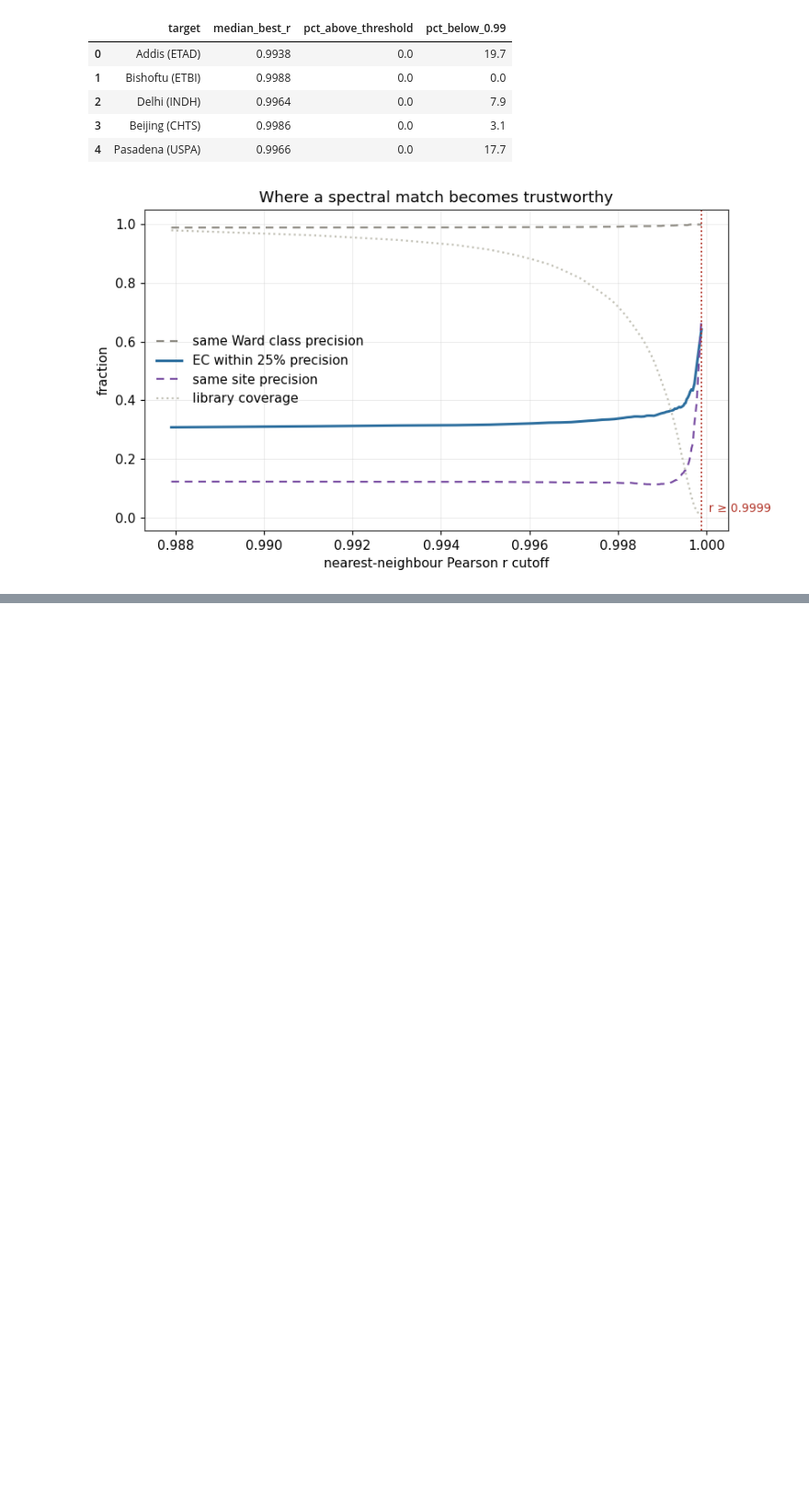
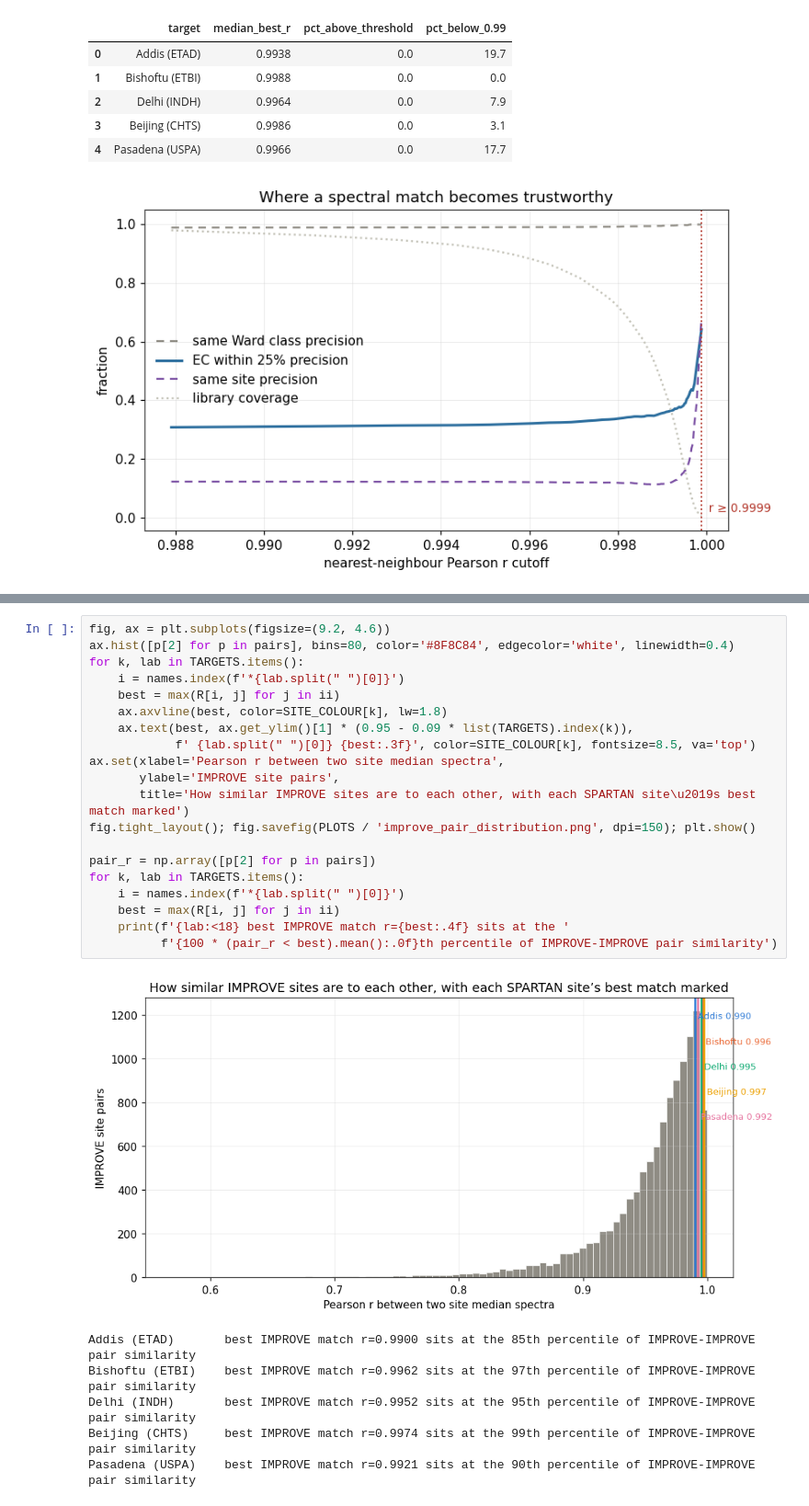
Before and after one commit to ahzs645/aethmodular, a Jupyter notebook: research/ftir_ec_phase3/ftir_52_network_spectral_map.ipynb, the cells around one changed output, grey strips where cells are left out. Shown at 92% size. Cells and saved outputs as stored; diff of their text form; blank space fills up the shorter version.

```diff
--- a/research/ftir_ec_phase3/ftir_52_network_spectral_map.ipynb
+++ b/research/ftir_ec_phase3/ftir_52_network_spectral_map.ipynb
@@ -471,0 +567,27 @@ same-site precision rises 12% -> 68%: spectral twins are mostly NOT from the sam
+# %%
+fig, ax = plt.subplots(figsize=(9.2, 4.6))
+ax.hist([p[2] for p in pairs], bins=80, color='#8F8C84', edgecolor='white', linewidth=0.4)
+for k, lab in TARGETS.items():
+    i = names.index(f'*{lab.split(" ")[0]}')
+    best = max(R[i, j] for j in ii)
+    ax.axvline(best, color=SITE_COLOUR[k], lw=1.8)
+    ax.text(best, ax.get_ylim()[1] * (0.95 - 0.09 * list(TARGETS).index(k)),
+            f' {lab.split(" ")[0]} {best:.3f}', color=SITE_COLOUR[k], fontsize=8.5, va='top')
+ax.set(xlabel='Pearson r between two site median spectra',
+       ylabel='IMPROVE site pairs',
+       title='How similar IMPROVE sites are to each other, with each SPARTAN site\u2019s best match marked')
+fig.tight_layout(); fig.savefig(PLOTS / 'improve_pair_distribution.png', dpi=150); plt.show()
+
+pair_r = np.array([p[2] for p in pairs])
+for k, lab in TARGETS.items():
+    i = names.index(f'*{lab.split(" ")[0]}')
+    best = max(R[i, j] for j in ii)
+    print(f'{lab:<18} best IMPROVE match r={best:.4f} sits at the '
+          f'{100 * (pair_r < best).mean():.0f}th percentile of IMPROVE-IMPROVE pair similarity')
+# %% [output]
+[figure, added]
+Addis (ETAD)       best IMPROVE match r=0.9900 sits at the 85th percentile of IMPROVE-IMPROVE pair similarity
+Bishoftu (ETBI)    best IMPROVE match r=0.9962 sits at the 97th percentile of IMPROVE-IMPROVE pair similarity
+Delhi (INDH)       best IMPROVE match r=0.9952 sits at the 95th percentile of IMPROVE-IMPROVE pair similarity
+Beijing (CHTS)     best IMPROVE match r=0.9974 sits at the 99th percentile of IMPROVE-IMPROVE pair similarity
+Pasadena (USPA)    best IMPROVE match r=0.9921 sits at the 90th percentile of IMPROVE-IMPROVE pair similarity
```
Also changed, not shown: parts of 8 cells of this notebook, 2 other files.
